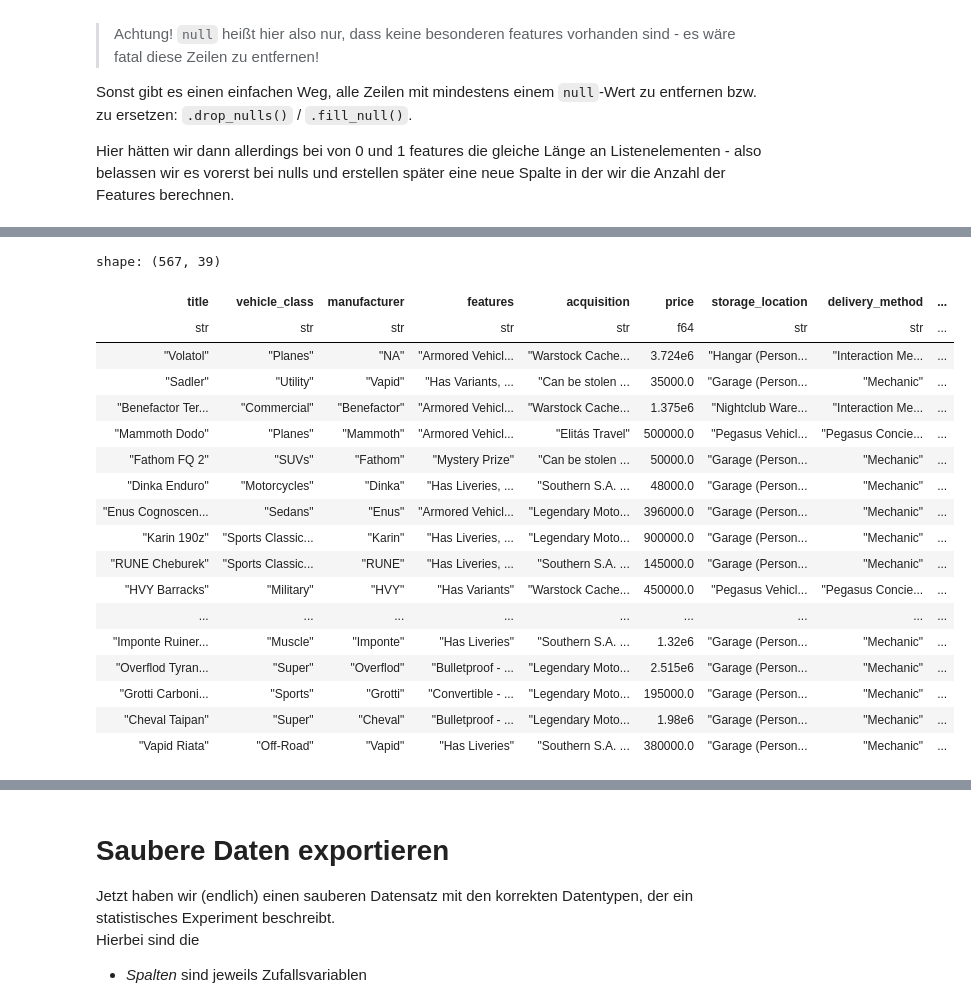
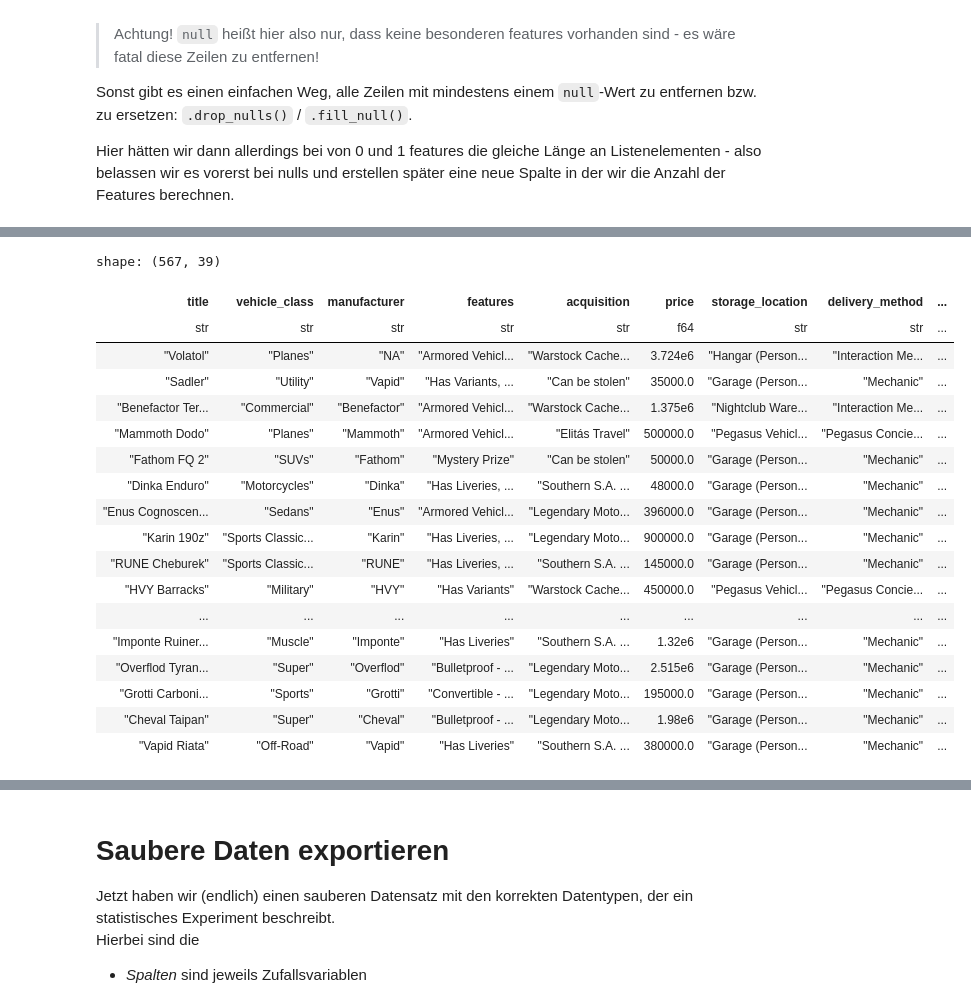
Before and after one commit to dorianprill/workshop-kmu-data, a Jupyter notebook: 01_load_merge_clean.ipynb, the cells around one changed output, grey strips where cells are left out. Drawn from its saved outputs; the diff is of its cells as text; code cells hidden in the pictures.

```diff
--- a/01_load_merge_clean.ipynb
+++ b/01_load_merge_clean.ipynb
@@ -162,12 +162,15 @@ Der DataFrame bietet u.A. die Hauptzugriffsmethoden `.select()`, `.filter()` und
 # select        : select columns
 # with_columns  : select columns and create new ones (or replace existing ones)
 
-# 1. Strip "GTA 5:" from title
+# 1. Strip "GTA 5:" from title and "/ found" from acquisition
 # denken Sie an die Zuweisung an df, sonst ändert sich der DataFrame nicht
 df = df.with_columns(
     pl.col('title').str.slice(7, None)
 )
 
+df = df.with_columns(
+    pl.col('acquisition').str.replace('/ found', '')
+)
 
 # 2. Strip leading/trailing whitespace from all text columns
 df = df.with_columns(
@@ -277,37 +280,37 @@ df = df.with_columns(
 # 8. create convert release_date and lap_time to date and duration
 # see https://pola-rs.github.io/polars-book/user-guide/howcani/data/timestamps.html
 # format opt table https://docs.rs/chrono/latest/chrono/format/strftime/index.html
 # lap_time is not in standard format (minutes are single digit), have to convert first, luckily, the lap time is always single digit minutes so we can just add a leading zero
 
 
 df = df.with_columns(
     (pl.lit('0') + pl.col('lap_time')).alias('lap_time'),
 )
 
 df = df.with_columns(
     [
         # for dates/times, use strptime and standard ISO format strings
         pl.col('release_date').str.strptime(pl.Date, fmt="%B %d, %Y"),
         # strptime only supports Date/Time/Datetime, so we have to convert to pl.Duration ourselves
         pl.duration(
             minutes=pl.col("lap_time").str.slice(0,2),
             seconds=pl.col("lap_time").str.slice(3,2),
             milliseconds=pl.col("lap_time").str.slice(6,3)
         ).alias('lap_time'),
     ]
 )
 
 #print final data frame
 df
 # %% [output]
 shape: (567, 39)
 | title | vehicle_class | manufacturer | features | acquisition | price | storage_location | delivery_method | ... |
 | str | str | str | str | str | f64 | str | str | ... |
 | "Volatol" | "Planes" | "NA" | "Armored Vehicl... | "Warstock Cache... | 3.724e6 | "Hangar (Person... | "Interaction Me... | ... |
-| "Sadler" | "Utility" | "Vapid" | "Has Variants, ... | "Can be stolen ... | 35000.0 | "Garage (Person... | "Mechanic" | ... |
+| "Sadler" | "Utility" | "Vapid" | "Has Variants, ... | "Can be stolen" | 35000.0 | "Garage (Person... | "Mechanic" | ... |
 | "Benefactor Ter... | "Commercial" | "Benefactor" | "Armored Vehicl... | "Warstock Cache... | 1.375e6 | "Nightclub Ware... | "Interaction Me... | ... |
 | "Mammoth Dodo" | "Planes" | "Mammoth" | "Armored Vehicl... | "Elitás Travel" | 500000.0 | "Pegasus Vehicl... | "Pegasus Concie... | ... |
-| "Fathom FQ 2" | "SUVs" | "Fathom" | "Mystery Prize" | "Can be stolen ... | 50000.0 | "Garage (Person... | "Mechanic" | ... |
+| "Fathom FQ 2" | "SUVs" | "Fathom" | "Mystery Prize" | "Can be stolen" | 50000.0 | "Garage (Person... | "Mechanic" | ... |
 | "Dinka Enduro" | "Motorcycles" | "Dinka" | "Has Liveries, ... | "Southern S.A. ... | 48000.0 | "Garage (Person... | "Mechanic" | ... |
 | "Enus Cognoscen... | "Sedans" | "Enus" | "Armored Vehicl... | "Legendary Moto... | 396000.0 | "Garage (Person... | "Mechanic" | ... |
 | "Karin 190z" | "Sports Classic... | "Karin" | "Has Liveries, ... | "Legendary Moto... | 900000.0 | "Garage (Person... | "Mechanic" | ... |
```
Also changed, not shown: parts of 2 cells of this notebook, 1 other file.
